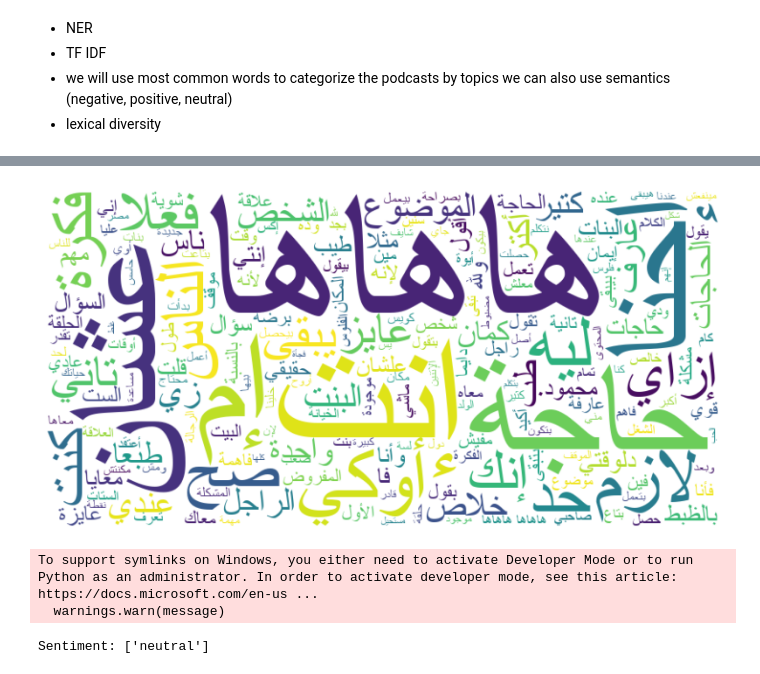
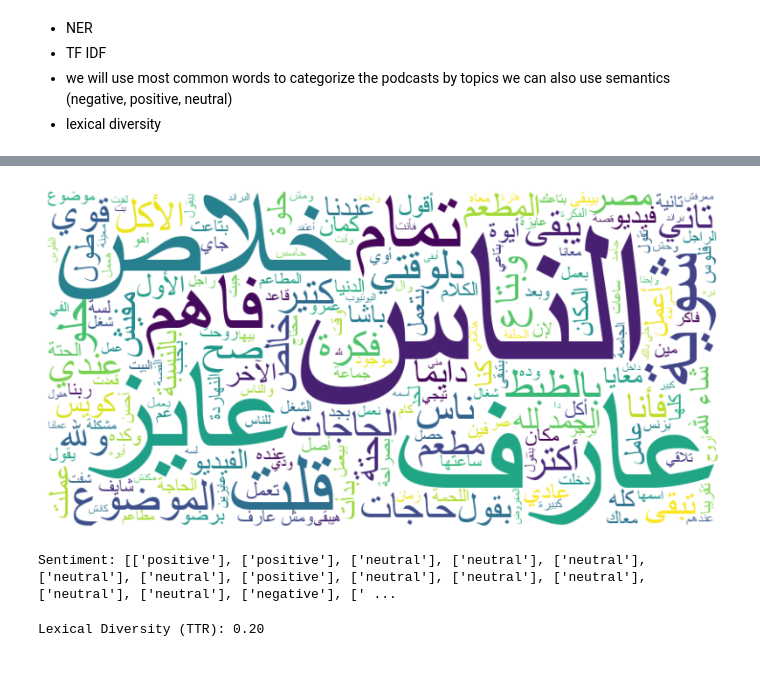
Before and after one commit to YoussefTamerr/nlp-project, a Jupyter notebook: milestone_1.ipynb, the cells around one changed output, grey strips where cells are left out. Drawn from its saved outputs; the diff is of its cells as text; code cells hidden in the pictures.

```diff
--- a/milestone_1.ipynb
+++ b/milestone_1.ipynb
@@ -46,11 +46,11 @@ def read_transcripts(channel_name, base_path):
 
 base_folder = "./Podcasts"
 
-awelmara_channel = "Awel Marra - أول مرة"
-awelmara_all_transcripts = read_transcripts(awelmara_channel, base_folder)
+#awelmara_channel = "Awel Marra - أول مرة"
+#awelmara_all_transcripts = read_transcripts(awelmara_channel, base_folder)
 
-# foodcast_channel = "FoodCast"
-# foodcast_all_transcripts = read_transcripts(foodcast_channel, base_folder)
+foodcast_channel = "FoodCast"
+foodcast_all_transcripts = read_transcripts(foodcast_channel, base_folder)
 
 # karohat_channel = "karohat - كاروهات"
 #karohat_all_transcripts = read_transcripts(karohat_channel, base_folder)
@@ -952,36 +1027,51 @@ Unique Bigram Phrases using TF-IDF:
 # %%
 from arabic_reshaper import reshape
 from bidi.algorithm import get_display
 
-def generate_wordcloud(text):
-    tokens = tokenize_text(text)
+def generate_wordcloud(tokens):
     text = ' '.join(tokens)
     reshaped_text = reshape(text)
     bidi_text = get_display(reshaped_text)
     wordcloud = WordCloud(
         font_path='Arial.ttf',
         width=800, height=400,
         background_color='white'
     ).generate(bidi_text)
 
     plt.figure(figsize=(10, 5))
     plt.imshow(wordcloud, interpolation='bilinear')
     plt.axis("off")
     plt.show()
 
 
 
-generate_wordcloud(text)
+generate_wordcloud(tokens)
 # %% [output]
-[figure, old version]
+[figure, new version]
 # %%
 from camel_tools.sentiment import SentimentAnalyzer
 
 sa = SentimentAnalyzer("CAMeL-Lab/bert-base-arabic-camelbert-da-sentiment")
 
-sentiment = sa.predict(text)
-print(f"Sentiment: {sentiment}")
+sentiment_scores = [sa.predict(text) for text in foodcast_all_transcripts]
+
+print(f"Sentiment: {sentiment_scores}")
 # %% [output]
-To support symlinks on Windows, you either need to activate Developer Mode or to run Python as an administrator. In order to activate developer mode, see this article: https://docs.microsoft.com/en-us ...
-  warnings.warn(message)
+Sentiment: [['positive'], ['positive'], ['neutral'], ['neutral'], ['neutral'], ['neutral'], ['neutral'], ['positive'], ['neutral'], ['neutral'], ['neutral'], ['neutral'], ['neutral'], ['negative'], [' ...
-Sentiment: ['neutral']
+# %%
+def lexical_diversity(text,tokens):
+    unique_tokens = set(tokens)
+    ttr = len(unique_tokens) / len(tokens) if tokens else 0
+    return ttr
+
+# Example Arabic text
+
+
+# Calculate lexical diversity
+ttr_score = lexical_diversity(text,tokens)
+
+# Display result
+reshaped_text = get_display(arabic_reshaper.reshape(f"Lexical Diversity (TTR): {ttr_score:.2f}"))
+print(reshaped_text)
+# %% [output]
+Lexical Diversity (TTR): 0.20
```
Also changed, not shown: parts of 4 cells of this notebook.
